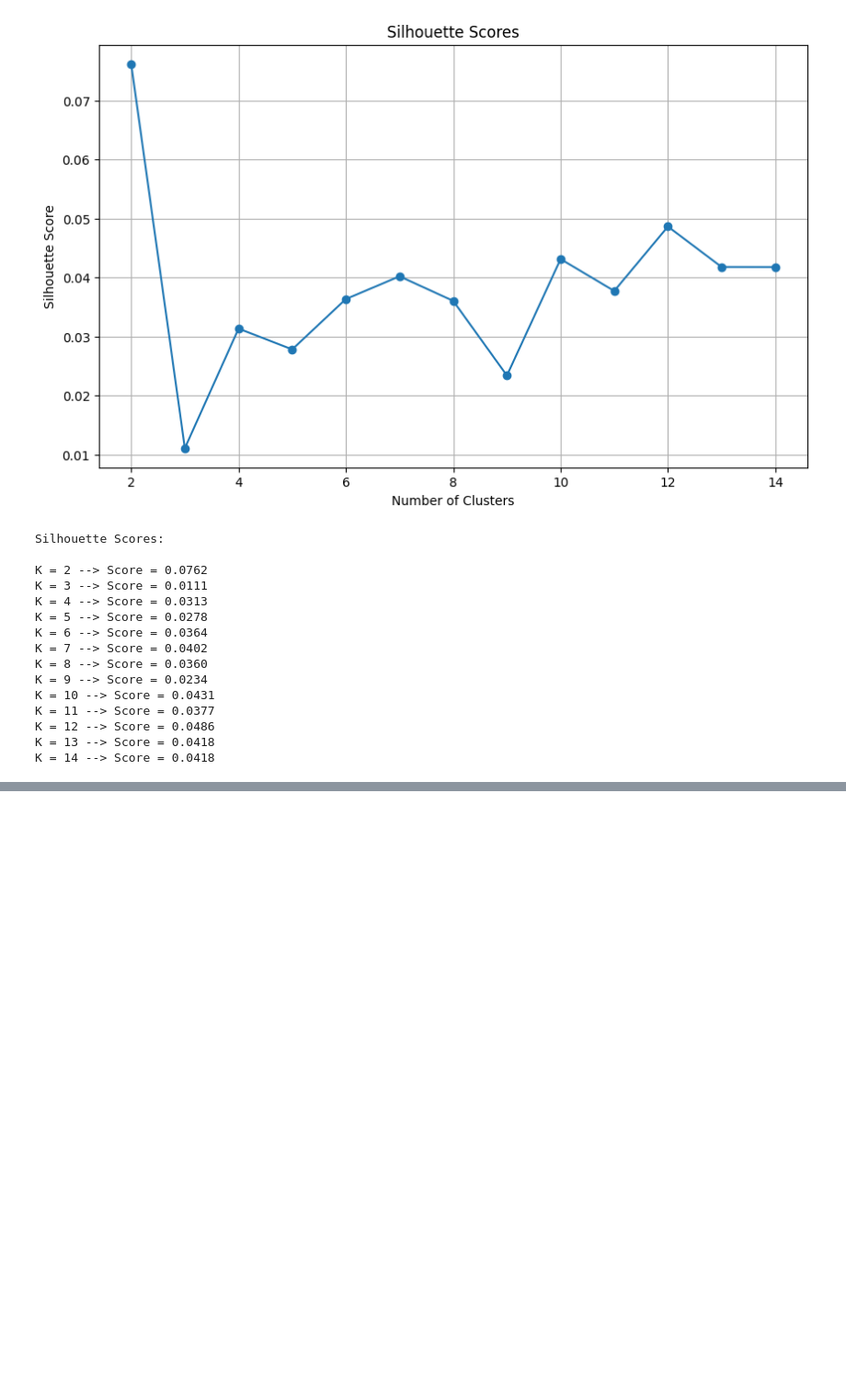
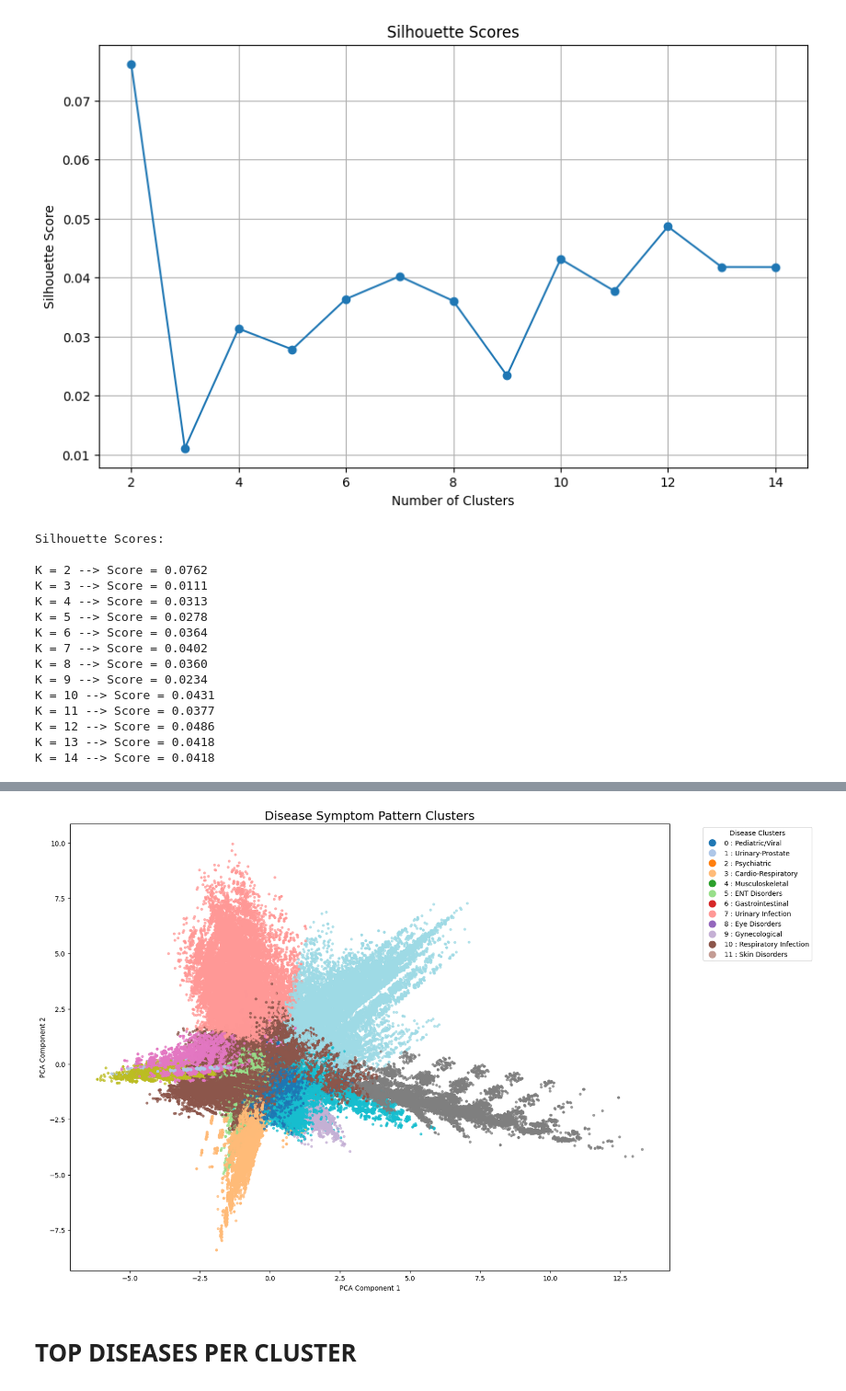
Before and after one commit to SATYA012904/Disease-Symptom-Pattern-Discovery, a Jupyter notebook: Untitled27.ipynb, the cells around one changed output, grey strips where cells are left out. Shown at 92% size. Saved outputs shown, nothing was run; the diff lists cells and outputs as text; code cells hidden in the pictures; blank space fills up the shorter version.

```diff
--- a/Untitled27.ipynb
+++ b/Untitled27.ipynb
@@ -840,0 +983,61 @@ K = 14 --> Score = 0.0418
+# %%
+cmap = plt.get_cmap('tab20')
+
+# Create figure
+plt.figure(figsize=(16,12))
+
+# Scatter plot
+scatter = plt.scatter(
+    X_2d[:,0],
+    X_2d[:,1],
+    c=clusters,
+    cmap=cmap,
+    s=10,
+    alpha=0.7
+)
+
+# ------------------------------------------
+# CREATE CUSTOM LEGEND WITH COLORS
+# ------------------------------------------
+
+handles = []
+
+for cluster_id in np.unique(clusters):
+
+    color = cmap(cluster_id)
+
+    handles.append(
+        plt.Line2D(
+            [],
+            [],
+            marker='o',
+            linestyle='',
+            markersize=10,
+            color=color,
+            label=f"{cluster_id} : {cluster_names[cluster_id]}"
+        )
+    )
+
+# Add legend
+plt.legend(
+    handles=handles,
+    bbox_to_anchor=(1.05, 1),
+    loc='upper left',
+    title="Disease Clusters"
+)
+
+# Titles
+plt.title(
+    "Disease Symptom Pattern Clusters",
+    fontsize=18
+)
+
+plt.xlabel("PCA Component 1")
+
+plt.ylabel("PCA Component 2")
+
+plt.show()
+# %% [output]
+[figure, added]
+# %% [markdown]
+# TOP DISEASES PER CLUSTER
```
Also changed, not shown: parts of 12 cells of this notebook.
